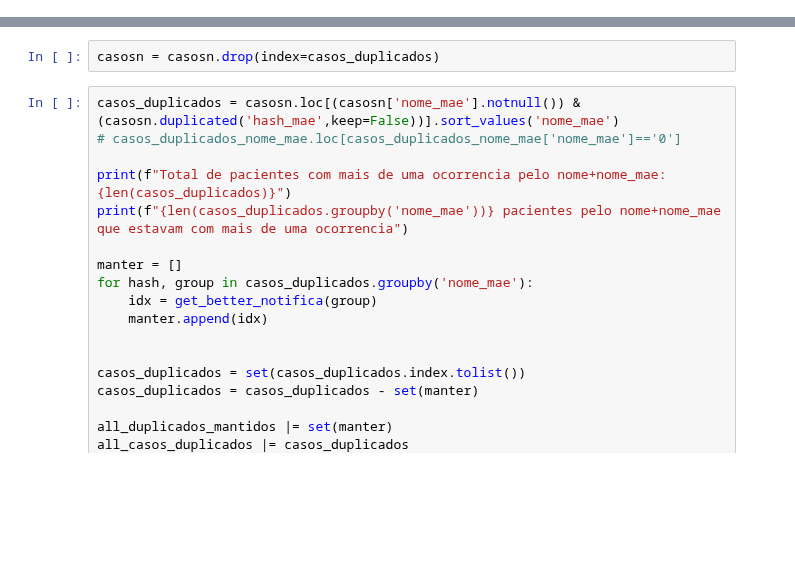
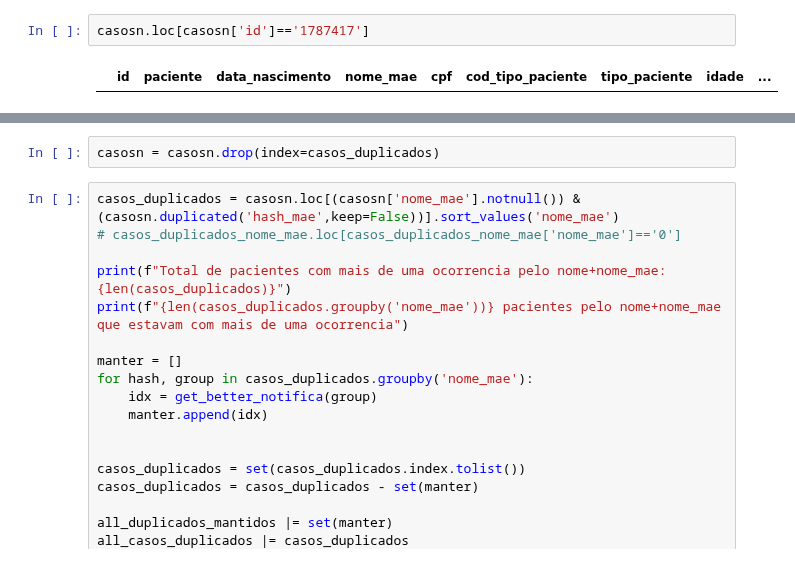
Before and after one commit to vinnylg/covid19datascience, a Jupyter notebook: correcoes.ipynb, the cells around one changed output, grey strips where cells are left out. Cells and saved outputs as stored; diff of their text form; blank space fills up the shorter version.

```diff
--- a/correcoes.ipynb
+++ b/correcoes.ipynb
@@ -70,4 +76,8 @@ casosn.groupby('classificacao_final')[['id']].count()
 | SINDROME GRIPAL NAO ESPECIFICADA | 7027 |
+# %%
+casosn.loc[casosn['id']=='1787417']
+# %% [output]
+|  | id | paciente | data_nascimento | nome_mae | cpf | cod_tipo_paciente | tipo_paciente | idade | ... |
 # %%
 casos_duplicados = casosn.loc[(casosn['cpf'].notnull()) & (casosn.duplicated('cpf',keep=False))].sort_values('cpf')
 print(f"Total de pacientes com mais de uma ocorrencia: {len(casos_duplicados)}")
```
Also changed, not shown: parts of 19 cells of this notebook, 7 other files.
